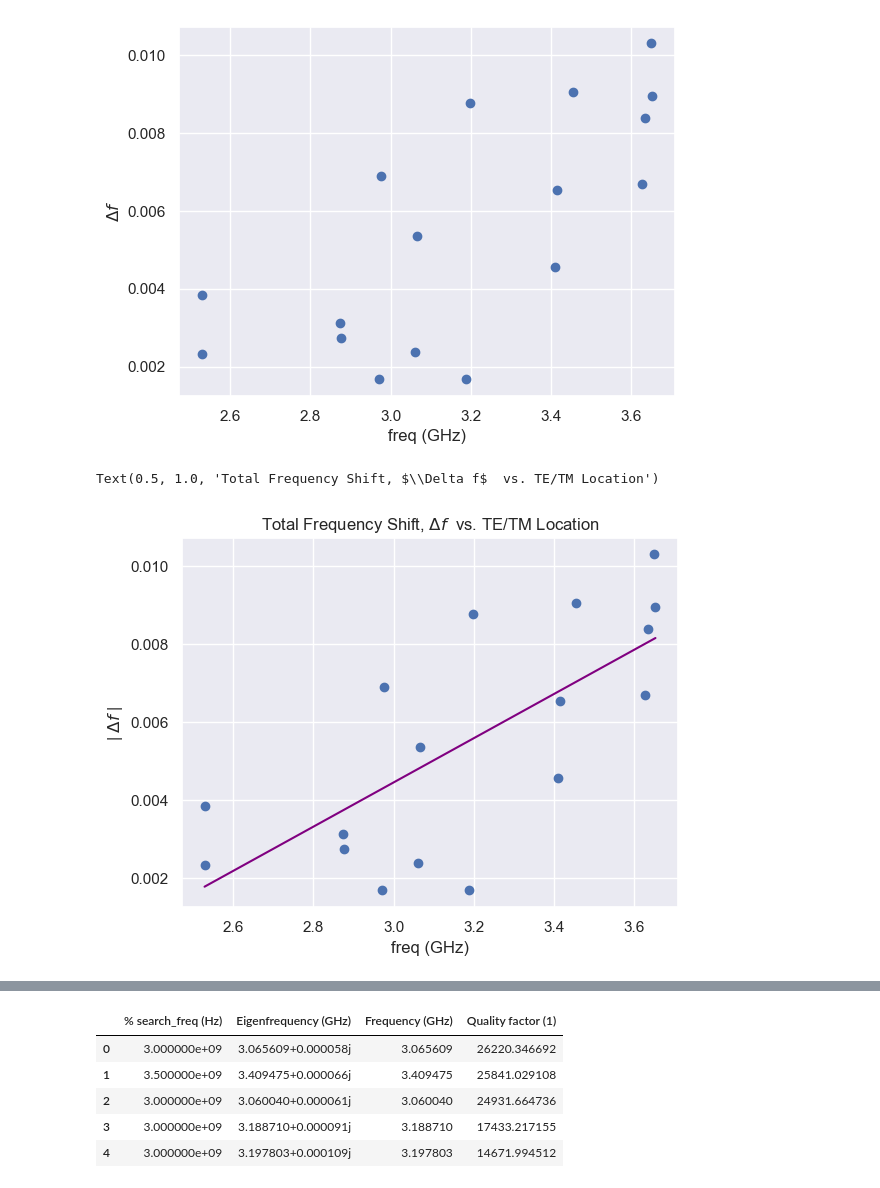
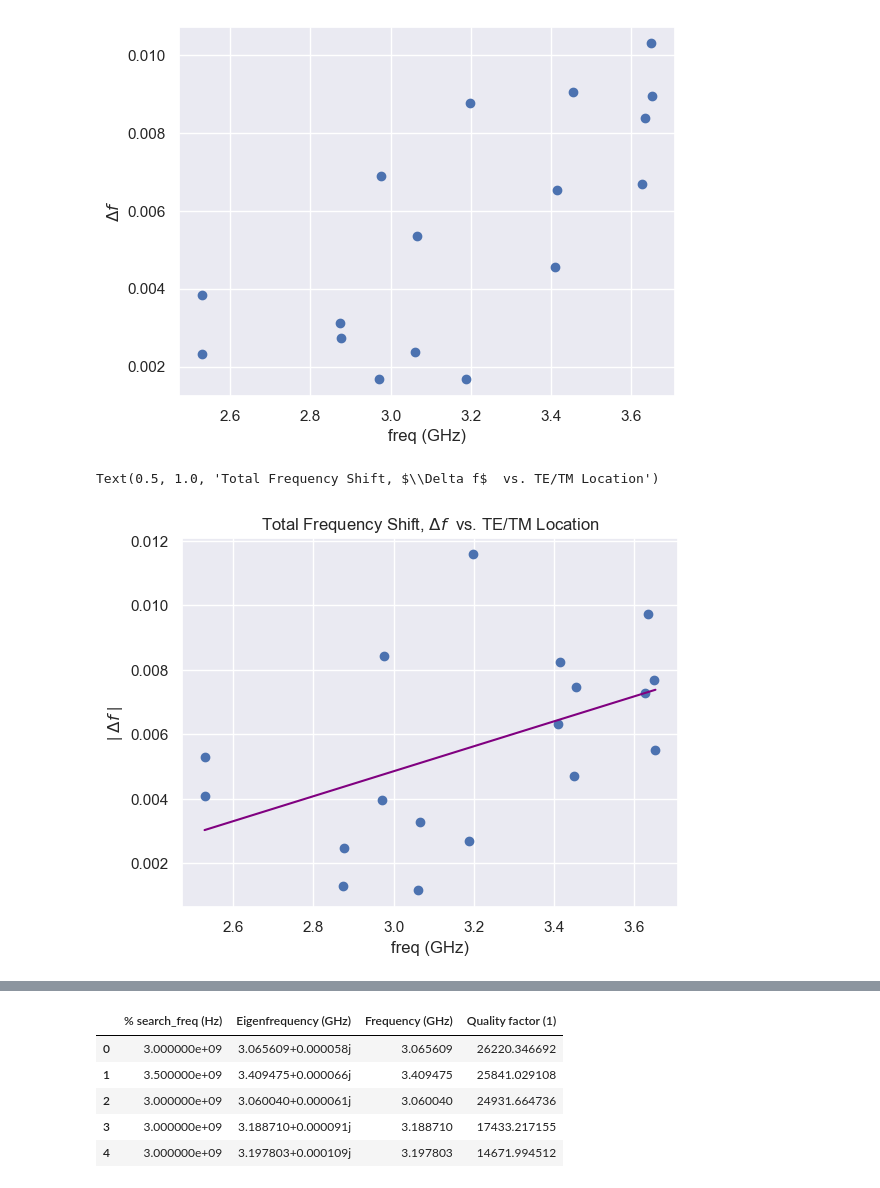
Before and after one commit to leay01/whispering_gallery_MAIN, a Jupyter notebook: calibrated/new_Q/alumina_doubleZotefoam.ipynb, the cells around one changed output, grey strips where cells are left out. Saved outputs shown, nothing was run; the diff lists cells and outputs as text; code cells hidden in the pictures.

```diff
--- a/calibrated/new_Q/alumina_doubleZotefoam.ipynb
+++ b/calibrated/new_Q/alumina_doubleZotefoam.ipynb
@@ -218,10 +203,0 @@ True
-# %%
-radius_deltas = pd.DataFrame([resonances_df.iloc[0],
-                              Rquarter_deltas,
-                              Rthird_deltas,
-                              Rhalf_deltas,
-                              RTwoThirds_deltas], index=None)
-
-radius_deltas['Radius'] = radius_column
-
-# radius_deltas.columns = column_names
@@ -237,9 +203,0 @@ radius_deltas
-# %%
-# Rename specific index labels
-radius_deltas.rename(index={
-    0: 'Baseline Freqs',
-    'Unnamed 0': 1,
-    'Unnamed 1': 2,
-    'Unnamed 2': 3,
-    'Unnamed 3': 4,
-}, inplace=True)
@@ -431,15 +638,15 @@ plt.ylabel(f'$\Delta f$')
 Text(0, 0.5, '$\\Delta f$')
 [figure]
 # %%
-slope, int = np.polyfit(deltas.iloc[0], np.abs(deltas.iloc[1]), 1)
+slope, int = np.polyfit(radius_deltas.iloc[0, 1:], np.abs(radius_deltas.iloc[1, 1:]), 1)
 
-y_fit = slope * deltas.iloc[0] + int
+y_fit = slope * radius_deltas.iloc[0, 1:] + int
 
-plt.scatter(deltas.iloc[0], np.abs(deltas.iloc[1]))
+plt.scatter(radius_deltas.iloc[0, 1:], np.abs(radius_deltas.iloc[1, 1:]))
 plt.xlabel('freq (GHz)')
 plt.ylabel(f'| $\Delta f$ |')
-plt.plot(deltas.iloc[0], y_fit, color='purple')
+plt.plot(radius_deltas.iloc[0, 1:], y_fit, color='purple')
 plt.title(f'Total Frequency Shift, $\Delta f$  vs. TE/TM Location')
 # %% [output]
 Text(0.5, 1.0, 'Total Frequency Shift, $\\Delta f$  vs. TE/TM Location')
-[figure, old version]
+[figure, new version]
```
Also changed, not shown: parts of 127 cells of this notebook, 3 other files.
